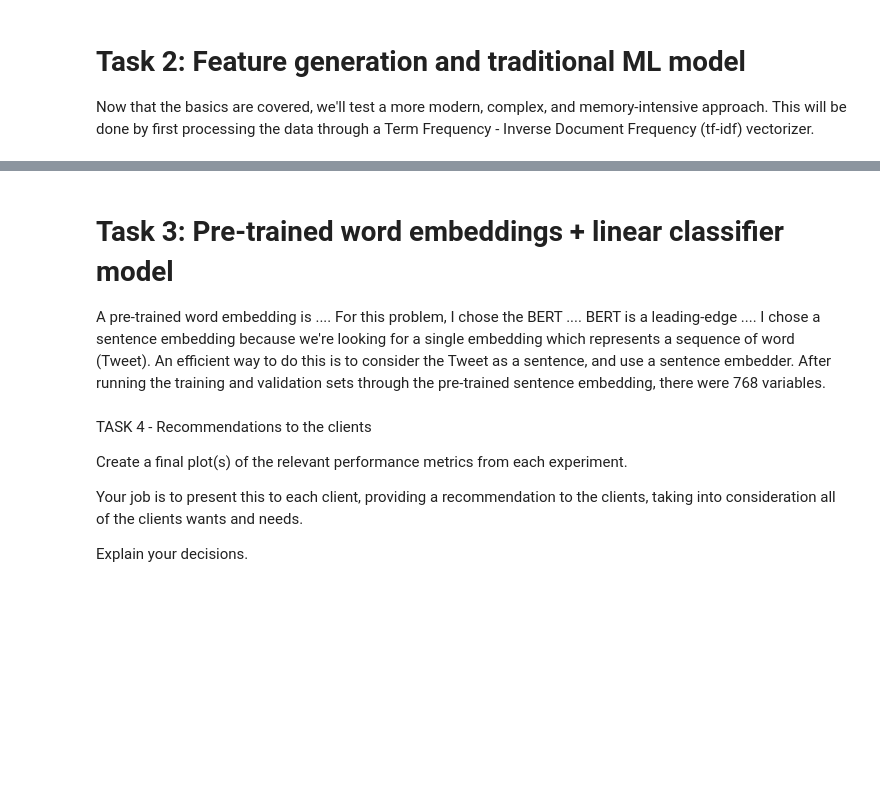
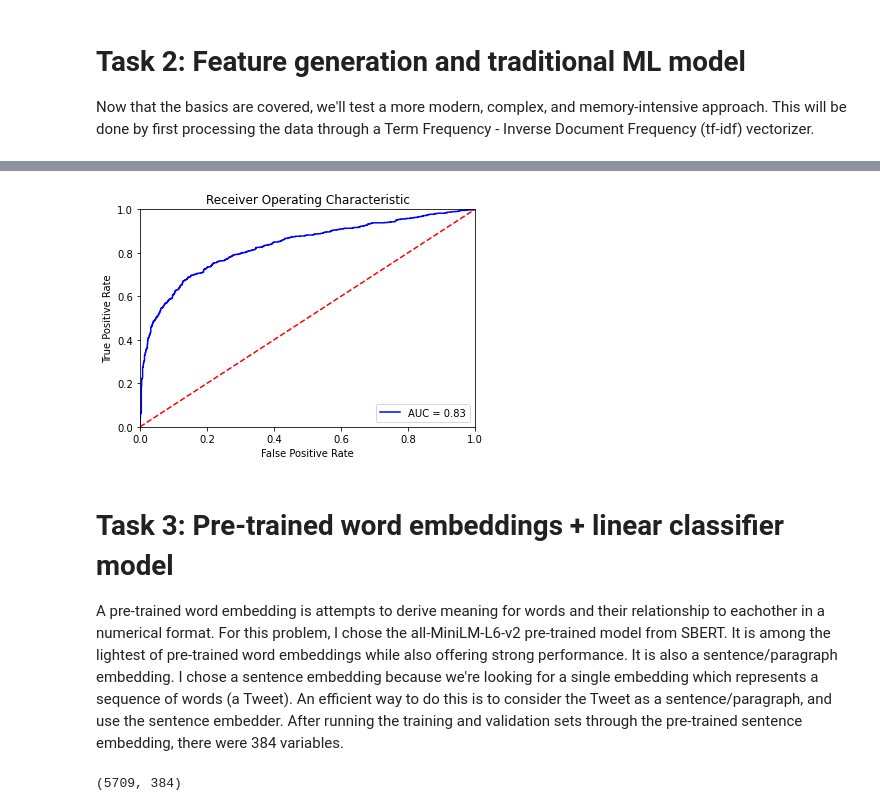
Before and after one commit to spazznolo/goalie-consistency, a Jupyter notebook: dsf_stc_exam.ipynb, the cells around one changed output, grey strips where cells are left out. Drawn from its saved outputs; the diff is of its cells as text; code cells hidden in the pictures; blank space fills up the shorter version.

```diff
--- a/dsf_stc_exam.ipynb
+++ b/dsf_stc_exam.ipynb
@@ -192,13 +241,14 @@ Now that the text has been processed using tf-idf, and a handful of other featur
 # %%
 # Build and train traditional ML model
-clf = LinearSVC(random_state=33, max_iter = 100000)
+svm = LinearSVC(random_state=33, max_iter = 100000)
+clf = CalibratedClassifierCV(svm)
 clf.fit(X_train_tfidf, y_train)
 
 # Classify observations in the validation set
 y_pred = clf.predict(X_val_tfidf)
+y_pred_proba = clf.predict_proba(X_val_tfidf)
 
 # Calculate performance metrics
-precision = precision_score(y_val, y_pred)
-fscore = f1_score(y_val, y_pred)
-accuracy = accuracy_score(y_val, y_pred)
-print(precision, fscore, accuracy)
+precision_2 = metrics.precision_score(y_val, y_pred)
+fscore_2 = metrics.f1_score(y_val, y_pred)
+accuracy_2 = metrics.accuracy_score(y_val, y_pred)
@@ -207,13 +255,33 @@ print(precision, fscore, accuracy)
+# %%
+y_pred_proba = y_pred_proba[:,1]
+fpr_2, tpr_2, threshold_2 = metrics.roc_curve(y_val, y_pred_proba)
+roc_auc_2 = metrics.auc(fpr_2, tpr_2)
+
+# method I: plt
+plt.title('Receiver Operating Characteristic')
+plt.plot(fpr_2, tpr_2, 'b', label = 'AUC = %0.2f' % roc_auc_2)
+plt.legend(loc = 'lower right')
+plt.plot([0, 1], [0, 1],'r--')
+plt.xlim([0, 1])
+plt.ylim([0, 1])
+plt.ylabel('True Positive Rate')
+plt.xlabel('False Positive Rate')
+plt.show()
+# %% [output]
+[figure, added]
 # %% [markdown]
 # **Task 3: Pre-trained word embeddings + linear classifier model**
 
-A pre-trained word embedding is .... For this problem, I chose the BERT .... BERT is a leading-edge .... I chose a sentence embedding because we're looking for a single embedding which represents a sequence of word (Tweet). An efficient way to do this is to consider the Tweet as a sentence, and use a sentence embedder. After running the training and validation sets through the pre-trained sentence embedding, there were 768 variables.
+A pre-trained word embedding is attempts to derive meaning for words and their relationship to eachother in a numerical format. For this problem, I chose the all-MiniLM-L6-v2 pre-trained model from SBERT. It is among the lightest of pre-trained word embeddings while also offering strong performance. It is also a sentence/paragraph embedding. I chose a sentence embedding because we're looking for a single embedding which represents a sequence of words (a Tweet). An efficient way to do this is to consider the Tweet as a sentence/paragraph, and use the sentence embedder. After running the training and validation sets through the pre-trained sentence embedding, there were 384 variables.
 # %%
-# Load pre-trained embedding (using sentence because we want a single embedding which represents the sequence of words)
-sbert_model = SentenceTransformer('bert-base-nli-mean-tokens')
+# Load the pre-trained sentence embedding: mini-lm
+mini_lm_model = SentenceTransformer('all-MiniLM-L6-v2')
 
-# Encoding train, validation Tweets with pre-trained embedding
-sentence_embeddings = sbert_model.encode(X_train['text'].apply(preprocess_text).tolist())
-val_embeddings = sbert_model.encode(X_val['text'].apply(preprocess_text).tolist())
+# Encode train, validation Tweets with pre-trained embedding
+train_embeddings = mini_lm_model.encode(X_train['text'].apply(preprocess_text).tolist())
+val_embeddings = mini_lm_model.encode(X_val['text'].apply(preprocess_text).tolist())
+print(train_embeddings.shape)
+# %% [output]
+(5709, 384)
 # %%
 # Building, fitting SGD Classifer to newly created training set
@@ -252,8 +299,0 @@ plt.show()
-# %% [markdown]
-TASK 4 - Recommendations to the clients
-
-Create a final plot(s) of the relevant performance metrics from each experiment.
-
-Your job is to present this to each client, providing a recommendation to the clients, taking into consideration all of the clients wants and needs.
-
-Explain your decisions.
```
Also changed, not shown: parts of 22 cells of this notebook.
